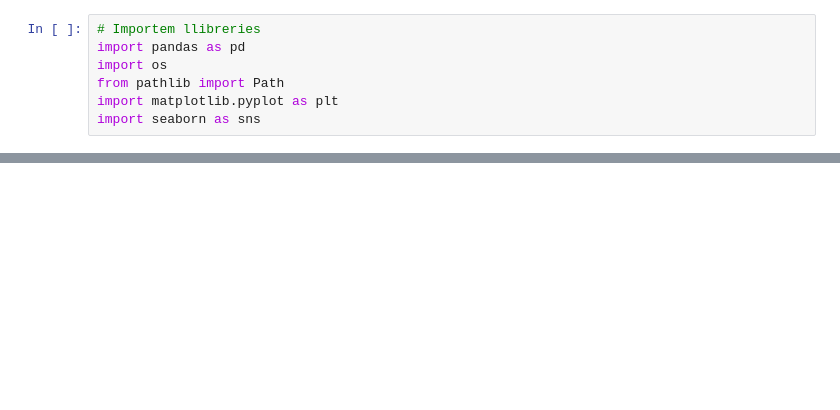
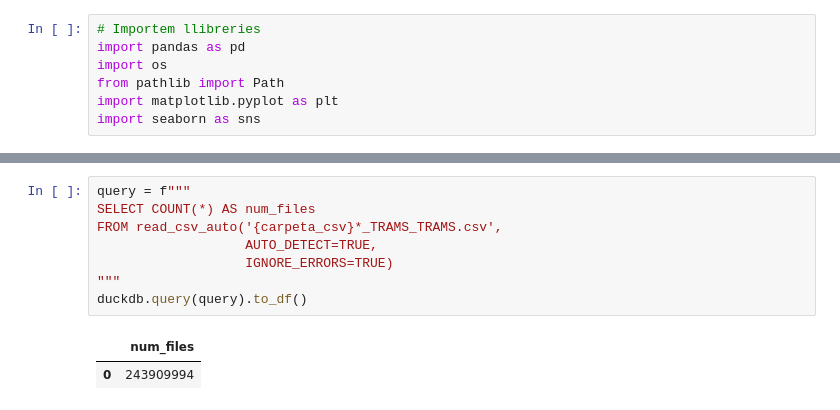
Before and after one commit to guillemlc9/traffic_prediction_tfg, a Jupyter notebook: notebooks/exploration.ipynb, the cells around one changed output, grey strips where cells are left out. Saved outputs shown, nothing was run; the diff lists cells and outputs as text; blank space fills up the shorter version.

```diff
--- a/notebooks/exploration.ipynb
+++ b/notebooks/exploration.ipynb
@@ -24,0 +106,11 @@ ParserError: Error tokenizing data. C error: Expected 4 fields in line 2938804,
+# %%
+query = f"""
+SELECT COUNT(*) AS num_files
+FROM read_csv_auto('{carpeta_csv}*_TRAMS_TRAMS.csv',
+                   AUTO_DETECT=TRUE,
+                   IGNORE_ERRORS=TRUE)
+"""
+duckdb.query(query).to_df()
+# %% [output]
+|  | num_files |
+| 0 | 243909994 |
```
Also changed, not shown: parts of 16 cells of this notebook, 1 other file.
